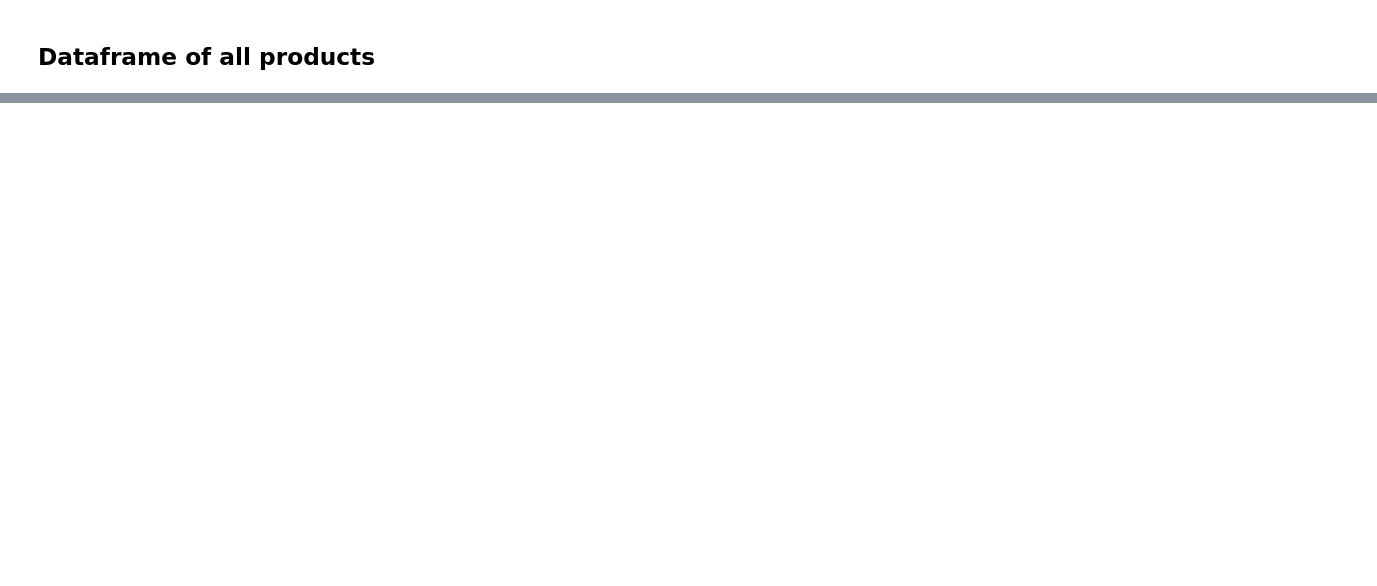
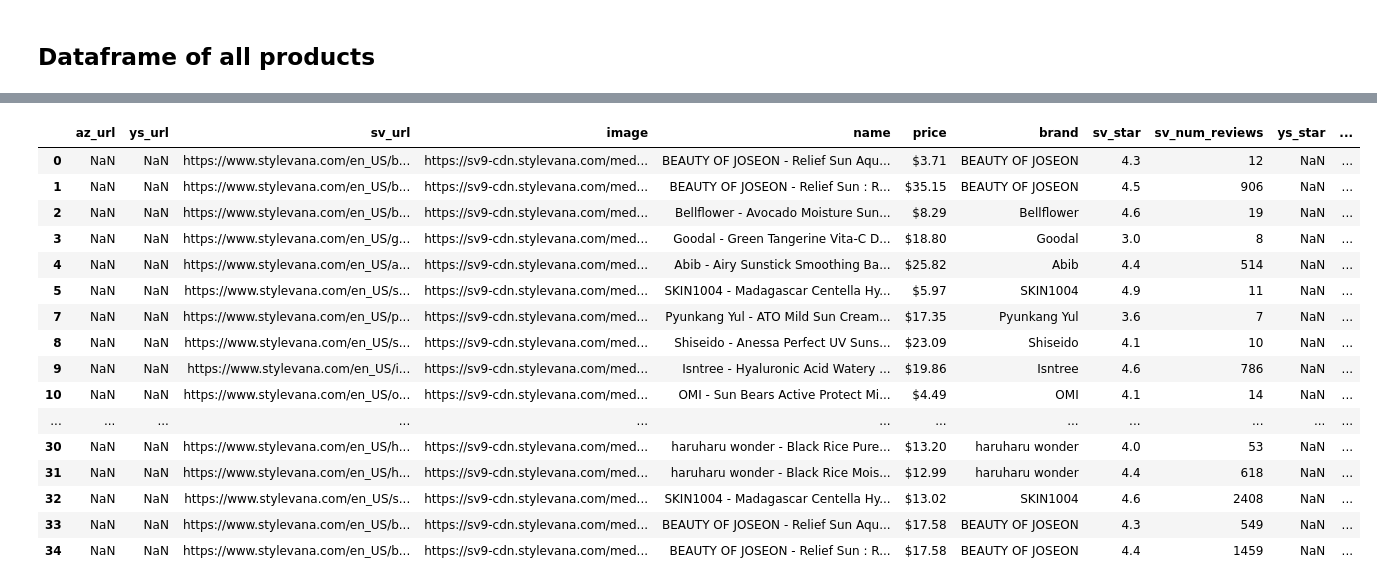
Before and after one commit to aidaduong/PIC16a-final, a Jupyter notebook: testing.ipynb, the cells around one changed output, grey strips where cells are left out. Saved outputs shown, nothing was run; the diff lists cells and outputs as text; code cells hidden in the pictures; blank space fills up the shorter version.

```diff
--- a/testing.ipynb
+++ b/testing.ipynb
@@ -89,0 +85,25 @@ products
+# %%
+names = products['name'].str.lower()
+names = names.apply(lambda x: x.translate({ord(char): "" for char in "!@#$%^&*()[]{};:,./<>?\|`~-=_+"}))
+names
+matches = names.str.contains("sun")
+products[matches]
+# return render_template('results.html', results=database[matches].to_dict('records'))
+# %% [output]
+|  | az_url | ys_url | sv_url | image | name | price | brand | sv_star | sv_num_reviews | ys_star | ... |
+| 0 | NaN | NaN | https://www.stylevana.com/en_US/b... | https://sv9-cdn.stylevana.com/med... | BEAUTY OF JOSEON - Relief Sun Aqu... | $3.71 | BEAUTY OF JOSEON | 4.3 | 12 | NaN | ... |
+| 1 | NaN | NaN | https://www.stylevana.com/en_US/b... | https://sv9-cdn.stylevana.com/med... | BEAUTY OF JOSEON - Relief Sun : R... | $35.15 | BEAUTY OF JOSEON | 4.5 | 906 | NaN | ... |
+| 2 | NaN | NaN | https://www.stylevana.com/en_US/b... | https://sv9-cdn.stylevana.com/med... | Bellflower - Avocado Moisture Sun... | $8.29 | Bellflower | 4.6 | 19 | NaN | ... |
+| 3 | NaN | NaN | https://www.stylevana.com/en_US/g... | https://sv9-cdn.stylevana.com/med... | Goodal - Green Tangerine Vita-C D... | $18.80 | Goodal | 3.0 | 8 | NaN | ... |
+| 4 | NaN | NaN | https://www.stylevana.com/en_US/a... | https://sv9-cdn.stylevana.com/med... | Abib - Airy Sunstick Smoothing Ba... | $25.82 | Abib | 4.4 | 514 | NaN | ... |
+| 5 | NaN | NaN | https://www.stylevana.com/en_US/s... | https://sv9-cdn.stylevana.com/med... | SKIN1004 - Madagascar Centella Hy... | $5.97 | SKIN1004 | 4.9 | 11 | NaN | ... |
+| 7 | NaN | NaN | https://www.stylevana.com/en_US/p... | https://sv9-cdn.stylevana.com/med... | Pyunkang Yul - ATO Mild Sun Cream... | $17.35 | Pyunkang Yul | 3.6 | 7 | NaN | ... |
+| 8 | NaN | NaN | https://www.stylevana.com/en_US/s... | https://sv9-cdn.stylevana.com/med... | Shiseido - Anessa Perfect UV Suns... | $23.09 | Shiseido | 4.1 | 10 | NaN | ... |
+| 9 | NaN | NaN | https://www.stylevana.com/en_US/i... | https://sv9-cdn.stylevana.com/med... | Isntree - Hyaluronic Acid Watery ... | $19.86 | Isntree | 4.6 | 786 | NaN | ... |
+| 10 | NaN | NaN | https://www.stylevana.com/en_US/o... | https://sv9-cdn.stylevana.com/med... | OMI - Sun Bears Active Protect Mi... | $4.49 | OMI | 4.1 | 14 | NaN | ... |
+| ... | ... | ... | ... | ... | ... | ... | ... | ... | ... | ... | ... |
+| 30 | NaN | NaN | https://www.stylevana.com/en_US/h... | https://sv9-cdn.stylevana.com/med... | haruharu wonder - Black Rice Pure... | $13.20 | haruharu wonder | 4.0 | 53 | NaN | ... |
+| 31 | NaN | NaN | https://www.stylevana.com/en_US/h... | https://sv9-cdn.stylevana.com/med... | haruharu wonder - Black Rice Mois... | $12.99 | haruharu wonder | 4.4 | 618 | NaN | ... |
+| 32 | NaN | NaN | https://www.stylevana.com/en_US/s... | https://sv9-cdn.stylevana.com/med... | SKIN1004 - Madagascar Centella Hy... | $13.02 | SKIN1004 | 4.6 | 2408 | NaN | ... |
+| 33 | NaN | NaN | https://www.stylevana.com/en_US/b... | https://sv9-cdn.stylevana.com/med... | BEAUTY OF JOSEON - Relief Sun Aqu... | $17.58 | BEAUTY OF JOSEON | 4.3 | 549 | NaN | ... |
+| 34 | NaN | NaN | https://www.stylevana.com/en_US/b... | https://sv9-cdn.stylevana.com/med... | BEAUTY OF JOSEON - Relief Sun : R... | $17.58 | BEAUTY OF JOSEON | 4.4 | 1459 | NaN | ... |
```
Also changed, not shown: parts of 5 cells of this notebook, 3 other files.
